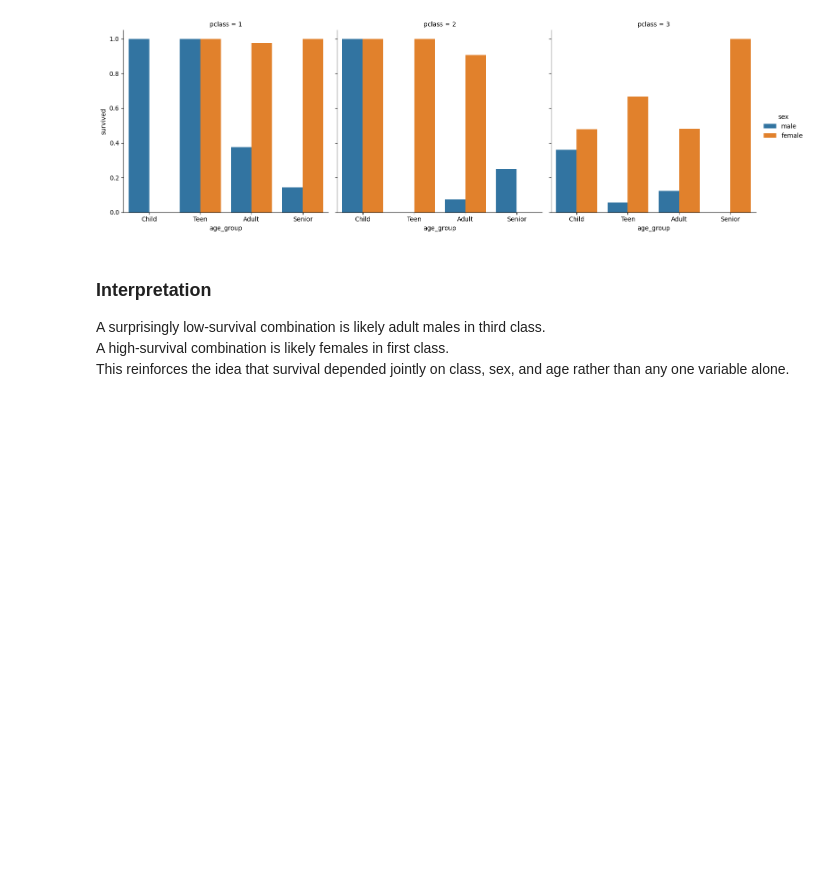
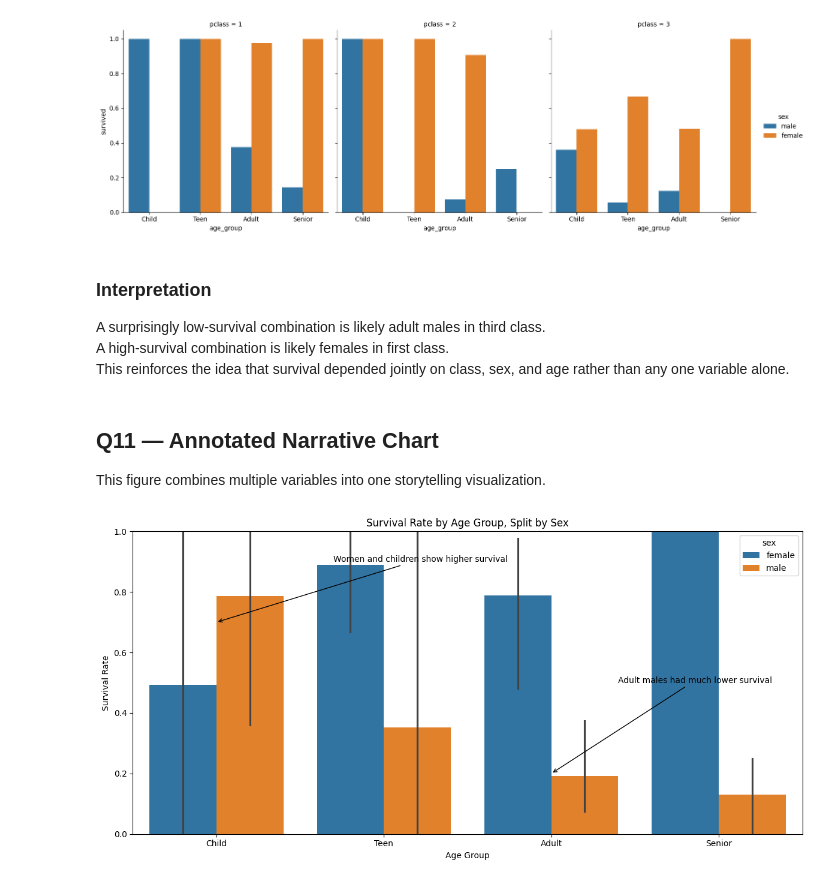
Before and after one commit to SHKabdulhadi/Titanic-Data-Analysis, a Jupyter notebook: titanic-data-analysis.ipynb, the cells around one changed output. Drawn from its saved outputs; the diff is of its cells as text; code cells hidden in the pictures; blank space fills up the shorter version.

```diff
--- a/titanic-data-analysis.ipynb
+++ b/titanic-data-analysis.ipynb
@@ -651,3 +651,42 @@ plt.show()
 A surprisingly low-survival combination is likely adult males in third class.
 A high-survival combination is likely females in first class.
 This reinforces the idea that survival depended jointly on class, sex, and age rather than any one variable alone.
+# %% [markdown]
+## Q11 — Annotated Narrative Chart
+This figure combines multiple variables into one storytelling visualization.
+# %%
+plot_df = df_clean.groupby(['pclass', 'sex', 'age_group'])['survived'].mean().reset_index()
+
+plt.figure(figsize=(12, 6))
+ax = sns.barplot(
+    data=plot_df,
+    x='age_group',
+    y='survived',
+    hue='sex'
+)
+
+plt.title('Survival Rate by Age Group, Split by Sex')
+plt.xlabel('Age Group')
+plt.ylabel('Survival Rate')
+plt.ylim(0, 1)
+
+plt.annotate(
+    'Women and children show higher survival',
+    xy=(0, 0.7),
+    xytext=(0.7, 0.9),
+    arrowprops=dict(arrowstyle='->'),
+    fontsize=10
+)
+
+plt.annotate(
+    'Adult males had much lower survival',
+    xy=(2, 0.2),
+    xytext=(2.4, 0.5),
+    arrowprops=dict(arrowstyle='->'),
+    fontsize=10
+)
+
+plt.tight_layout()
+plt.show()
+# %% [output]
+[figure, added]
```
Also changed, not shown: parts of 1 cell of this notebook.
